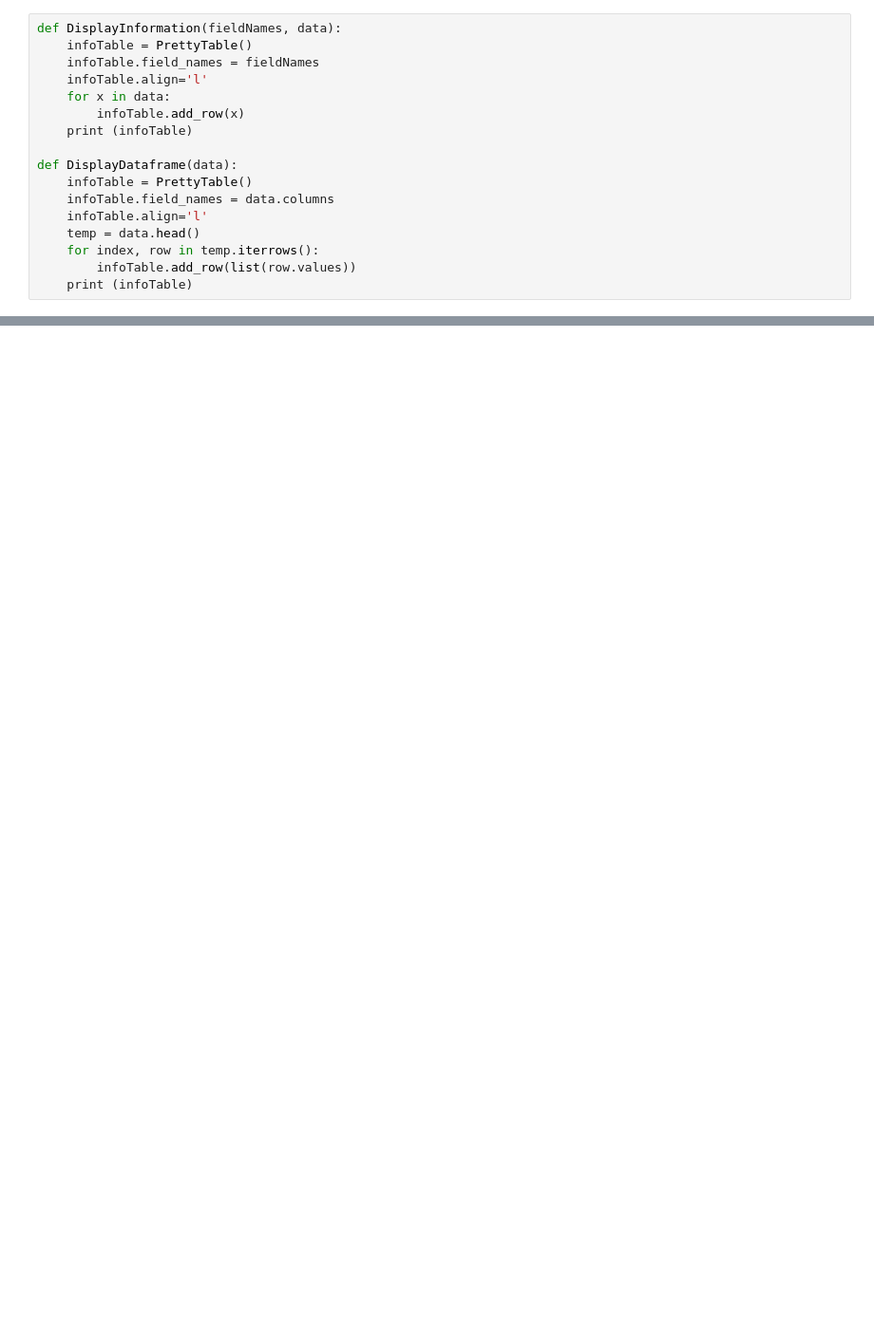
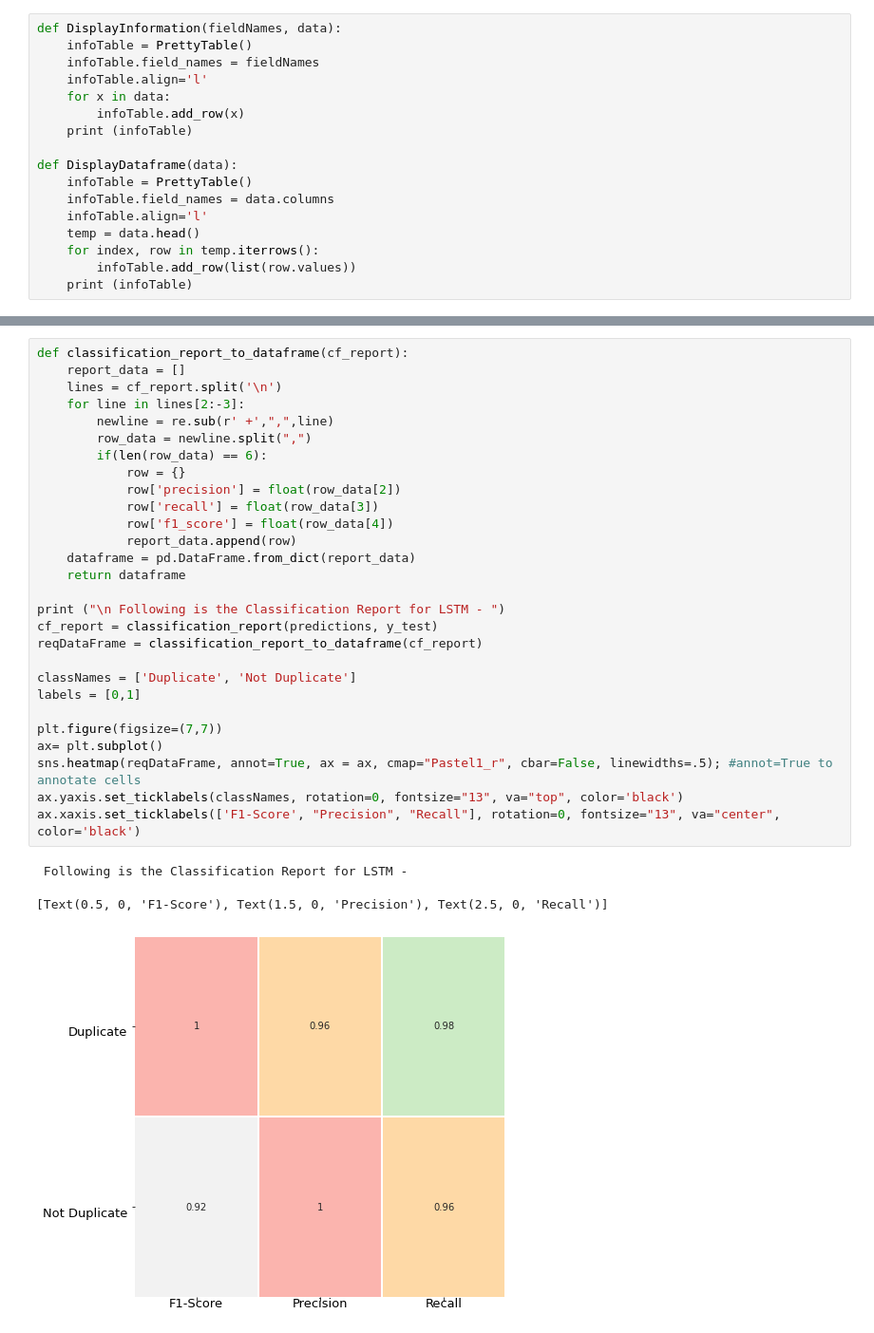
Before and after one commit to amitadhainje/MY_NOTES, a Jupyter notebook: Quora_Question_Pairs_GradientBoostingClassifier.ipynb, the cells around one changed output, grey strips where cells are left out. Shown at 95% size. Drawn from its saved outputs; the diff is of its cells as text; blank space fills up the shorter version.

```diff
--- a/Quora_Question_Pairs_GradientBoostingClassifier.ipynb
+++ b/Quora_Question_Pairs_GradientBoostingClassifier.ipynb
@@ -440 +307,33 @@ Wall time: 51.3 ms
+# %%
+def classification_report_to_dataframe(cf_report):
+    report_data = []
+    lines = cf_report.split('\n')
+    for line in lines[2:-3]:
+        newline = re.sub(r' +',",",line)
+        row_data = newline.split(",")
+        if(len(row_data) == 6):
+            row = {}
+            row['precision'] = float(row_data[2])
+            row['recall'] = float(row_data[3])
+            row['f1_score'] = float(row_data[4])
+            report_data.append(row)
+    dataframe = pd.DataFrame.from_dict(report_data)
+    return dataframe
+
+print ("\n Following is the Classification Report for LSTM - ")
+cf_report = classification_report(predictions, y_test)
+reqDataFrame = classification_report_to_dataframe(cf_report)
+
+classNames = ['Duplicate', 'Not Duplicate']
+labels = [0,1]
+
+plt.figure(figsize=(7,7))
+ax= plt.subplot()
+sns.heatmap(reqDataFrame, annot=True, ax = ax, cmap="Pastel1_r", cbar=False, linewidths=.5); #annot=True to annotate cells
+ax.yaxis.set_ticklabels(classNames, rotation=0, fontsize="13", va="top", color='black')
+ax.xaxis.set_ticklabels(['F1-Score', "Precision", "Recall"], rotation=0, fontsize="13", va="center", color='black')
+# %% [output]
+ Following is the Classification Report for LSTM -
+[Text(0.5, 0, 'F1-Score'), Text(1.5, 0, 'Precision'), Text(2.5, 0, 'Recall')]
+[figure, added]
 # %%
```
Also changed, not shown: parts of 17 cells of this notebook.
